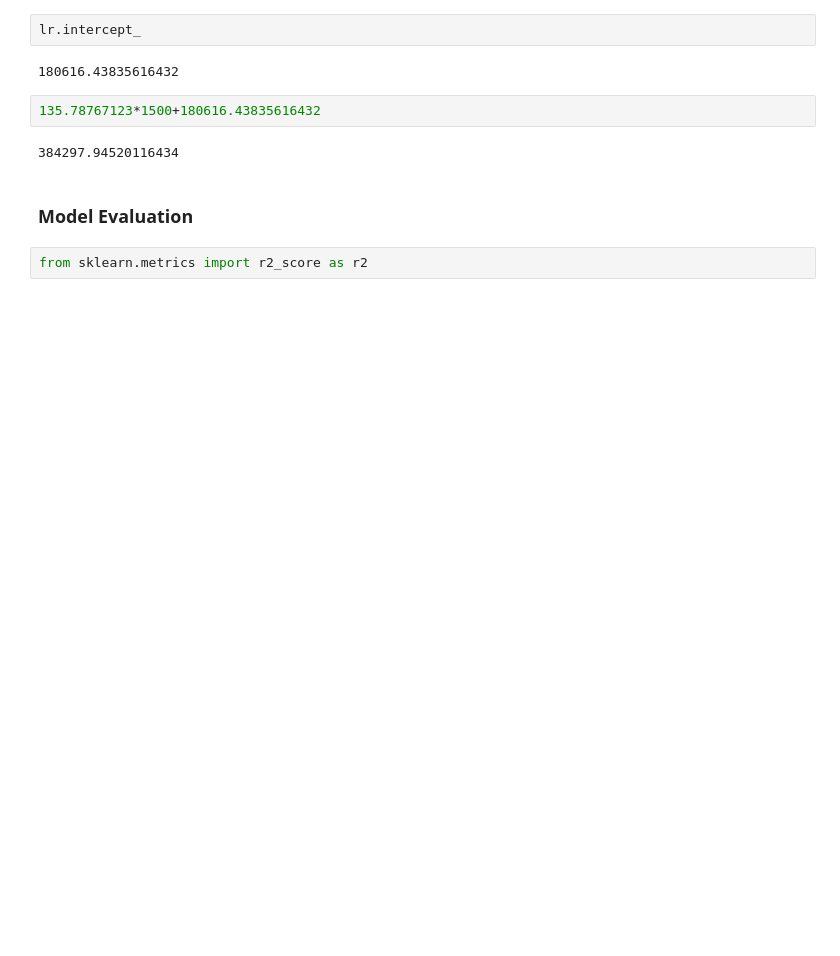
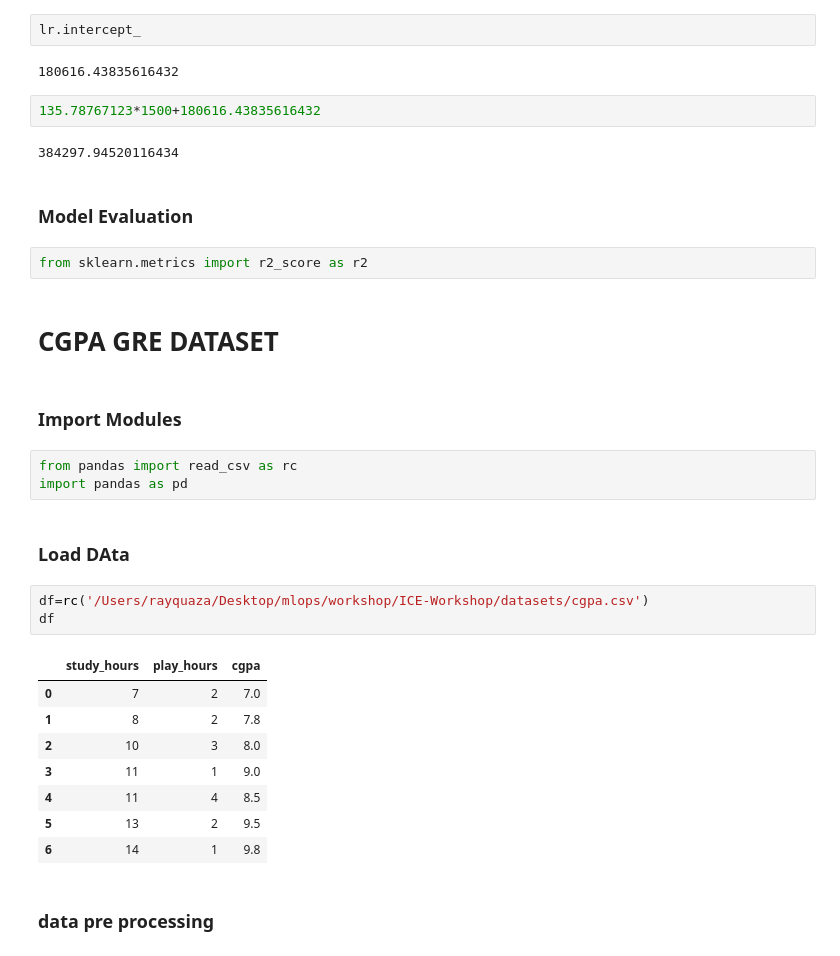
Before and after one commit to Rayz4010/mlops, a Jupyter notebook: workshop/machine_learning.ipynb, the cells around one changed output. Drawn from its saved outputs; the diff is of its cells as text; blank space fills up the shorter version.

```diff
--- a/workshop/machine_learning.ipynb
+++ b/workshop/machine_learning.ipynb
@@ -151,3 +151,26 @@ lr.intercept_
 ### **Model Evaluation**
 # %%
 from sklearn.metrics import r2_score as r2
+# %% [markdown]
+# **CGPA GRE DATASET**
+# %% [markdown]
+### **Import Modules**
+# %%
+from pandas import read_csv as rc
+import pandas as pd
+# %% [markdown]
+### **Load DAta**
+# %%
+df=rc('/Users/rayquaza/Desktop/mlops/workshop/ICE-Workshop/datasets/cgpa.csv')
+df
+# %% [output]
+|  | study_hours | play_hours | cgpa |
+| 0 | 7 | 2 | 7.0 |
+| 1 | 8 | 2 | 7.8 |
+| 2 | 10 | 3 | 8.0 |
+| 3 | 11 | 1 | 9.0 |
+| 4 | 11 | 4 | 8.5 |
+| 5 | 13 | 2 | 9.5 |
+| 6 | 14 | 1 | 9.8 |
+# %% [markdown]
+### **data pre processing**
```
Also changed, not shown: parts of 39 cells of this notebook, 1 other file.
